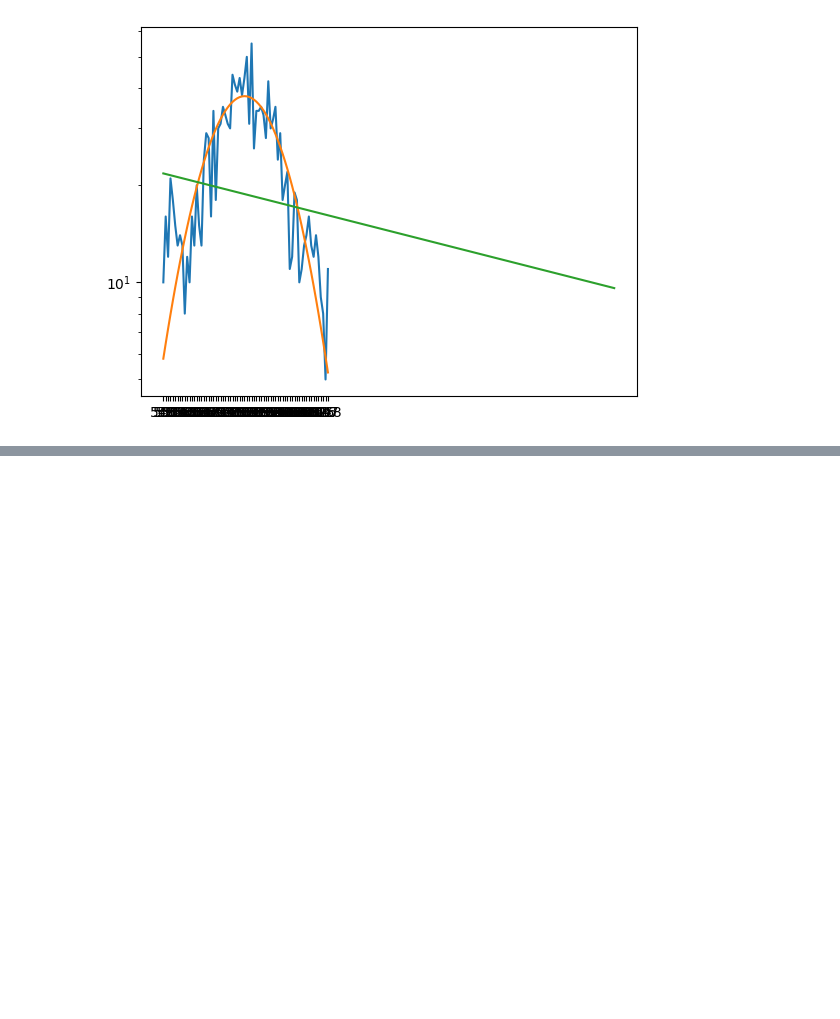
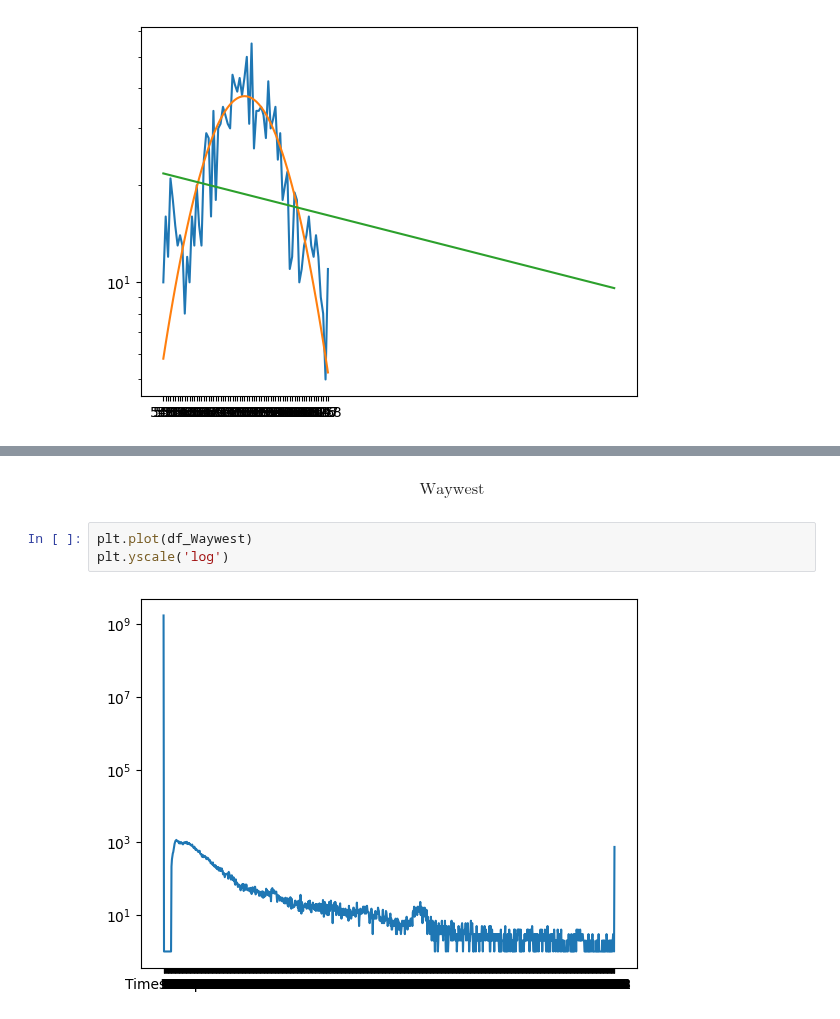
Before and after one commit to Gish-Sky/E11_LabWork, a Jupyter notebook: Spectroscopy Analysis only cs137 and u238.ipynb, the cells around one changed output, grey strips where cells are left out. Cells and saved outputs as stored; diff of their text form; blank space fills up the shorter version.

```diff
--- a/Spectroscopy Analysis copy.ipynb
+++ b/Spectroscopy Analysis only cs137 and u238.ipynb
@@ -891,0 +1148,7 @@ number of counts for Cs137 = -153.632693128289
+# %% [markdown]
+$$\text{Waywest}$$
+# %%
+plt.plot(df_Waywest)
+plt.yscale('log')
+# %% [output]
+[figure, added]
```
Also changed, not shown: parts of 6 cells of this notebook.
